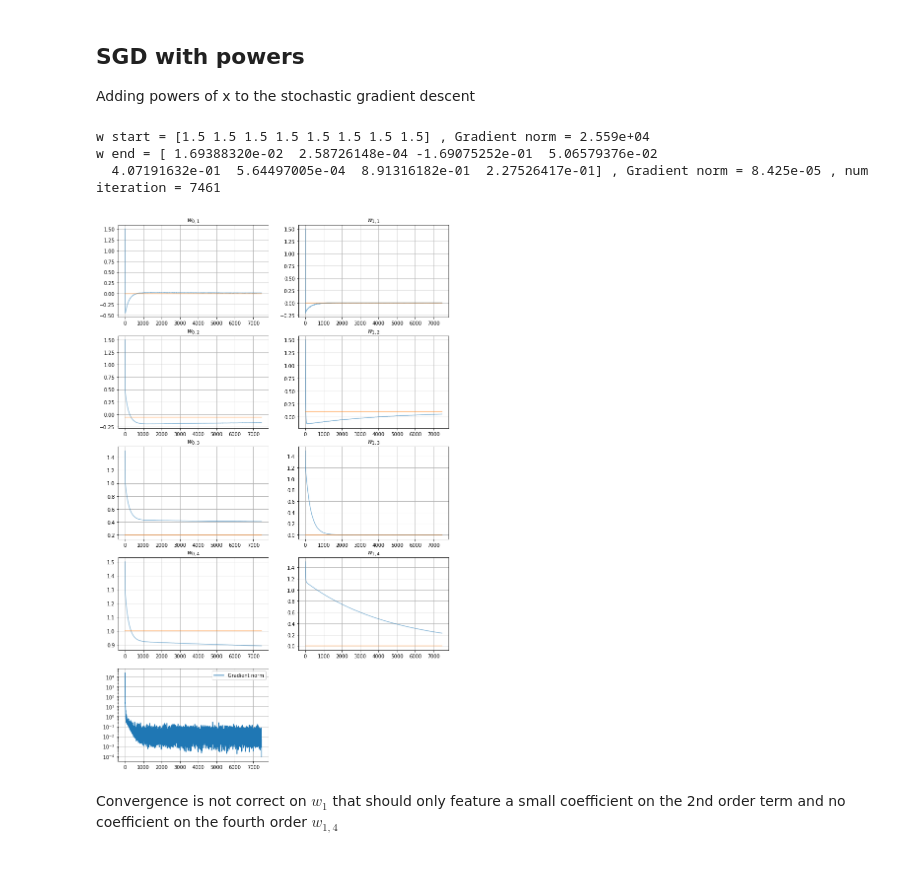
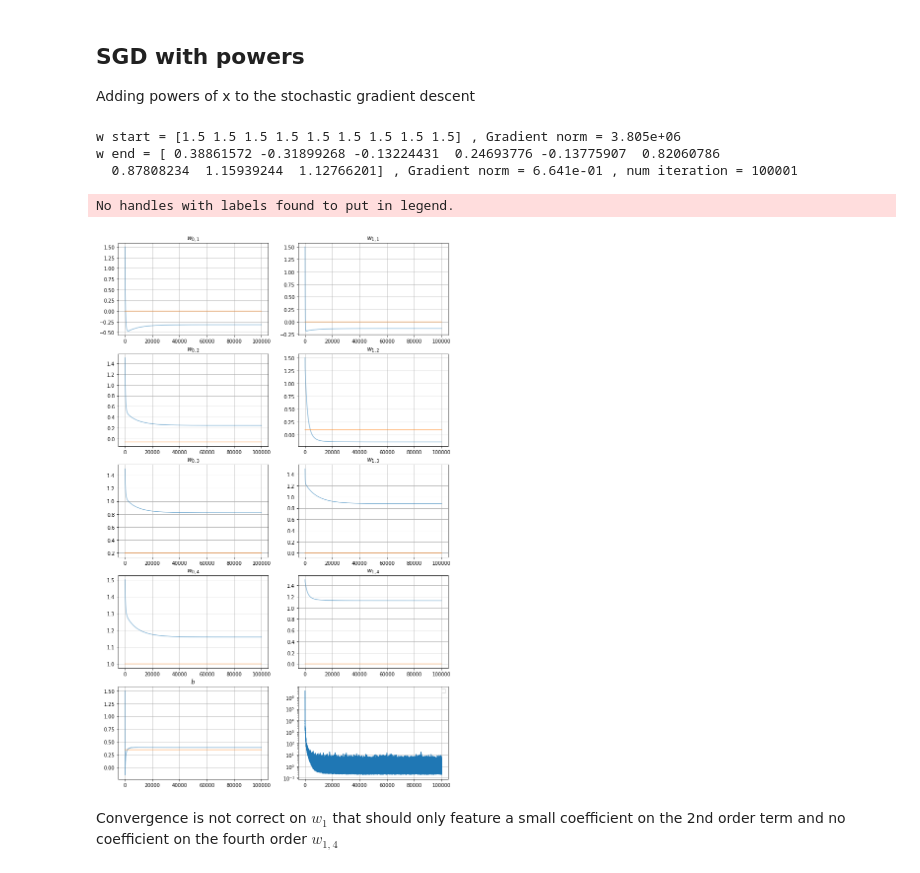
Before and after one commit to tonio73/data-science, a Jupyter notebook: linear/LinearRegressionBivariate.ipynb, the cells around one changed output. Drawn from its saved outputs; the diff is of its cells as text; code cells hidden in the pictures.

```diff
--- a/linear/LinearRegressionBivariate.ipynb
+++ b/linear/LinearRegressionBivariate.ipynb
@@ -99,0 +124,8 @@ bEst
+# %%
+xTrainW1 = np.concatenate((np.ones(N).reshape(-1, 1), xTrain), axis=1)
+
+xTxInv = np.linalg.inv(np.matmul(xTrainW1.T, xTrainW1))
+wEstWb = np.matmul(xTxInv, np.matmul(xTrainW1.T, yTrain))
+bEst = wEstWb[0]
+wEst = wEstWb[1:]
+print("Intercept: %.4f, coefficients: " % bEst, wEst)
@@ -364,50 +412,59 @@ Adding powers of x to the stochastic gradient descent
 # Batch size
 nBatch = 1000
 # Initial coefficient (fixed and tuned manually for this trial)
-w8 = np.ones(8)* 1.5
+w8 = np.ones(9)* 1.5
 # Gradient descent end threshold (on the gradient)
-threshold = 1e-4
+threshold = 1e-2
 # Initial learning rate
-learningRate = 0.01
+learningRate = 1e-4
+# Maximum number of iterations
+nIterMax = 1e5
+
+onesBatch = np.ones((Nbatch, 1))
+
 # Initial batch
 xBatch, yBatch, yBC = generateBatch(nBatch)
-xBatch2 = np.concatenate((xBatch, xBatch**2, xBatch**3, xBatch**4), axis = 1)
-gradient = calcGradient(xBatch2, yBatch, w8)
-gradientNorm = np.sum(gradient**2)
+xBatch2 = np.concatenate((onesBatch, xBatch, xBatch**2, xBatch**3, xBatch**4), axis = 1)
+gradient, gradientNorm = calcGradient(xBatch2, yBatch, w8)
+
 print('w start =', w8, ', Gradient norm = {:.3e}'.format(gradientNorm))
-# Save the
 w8Learn = [np.concatenate((w8, [gradientNorm]))]
+
 # Continue
-while gradientNorm > threshold:
+nIter = 0
+while (gradientNorm > threshold) & (nIter < nIterMax):
     w8 = w8 - learningRate * gradient
     xBatch, yBatch, yBC = generateBatch(nBatch)
-    xBatch2 = np.concatenate((xBatch, xBatch**2, xBatch**3, xBatch**4), axis = 1)
-    gradient = calcGradient(xBatch2, yBatch, w8)
-    gradientNorm = np.sum(gradient**2)
+    xBatch2 = np.concatenate((onesBatch, xBatch, xBatch**2, xBatch**3, xBatch**4), axis = 1)
+    gradient, gradientNorm = calcGradient(xBatch2, yBatch, w8)
     w8Learn.append(np.concatenate((w8, [gradientNorm])))
-    #learningRate = learningRate * 0.9999
+    learningRate = learningRate * 0.9999
+    nIter += 1
+
 print('w end =', w8, ', Gradient norm = {:.3e}'.format(gradientNorm), ', num iteration =', len(w8Learn))
-df8 = pandas.DataFrame(w8Learn, columns = ('w0_1', 'w1_1', 'w0_2', 'w1_2', 'w0_3', 'w1_3', 'w0_4', 'w1_4', 'Gradient norm'))
+df8 = pandas.DataFrame(w8Learn, columns = ('b', 'w0_1', 'w1_1', 'w0_2', 'w1_2', 'w0_3', 'w1_3', 'w0_4', 'w1_4', 'Gradient norm'))
 # %% [output]
-w start = [1.5 1.5 1.5 1.5 1.5 1.5 1.5 1.5] , Gradient norm = 2.559e+04
-w end = [ 1.69388320e-02  2.58726148e-04 -1.69075252e-01  5.06579376e-02
-  4.07191632e-01  5.64497005e-04  8.91316182e-01  2.27526417e-01] , Gradient norm = 8.425e-05 , num iteration = 7461
+w start = [1.5 1.5 1.5 1.5 1.5 1.5 1.5 1.5 1.5] , Gradient norm = 3.805e+06
+w end = [ 0.38861572 -0.31899268 -0.13224431  0.24693776 -0.13775907  0.82060786
+  0.87808234  1.15939244  1.12766201] , Gradient norm = 6.641e-01 , num iteration = 100001
 # %%
 fig = plt.figure(figsize=(12,20))
 plotToRef('$w_{0,1}$', 5,2,1, fPoly[0,0], df8['w0_1'])
 plotToRef('$w_{1,1}$', 5,2,2, fPoly[0,1], df8['w1_1'])
 plotToRef('$w_{0,2}$', 5,2,3, fPoly[1,0], df8['w0_2'])
 plotToRef('$w_{1,2}$', 5,2,4, fPoly[1,1], df8['w1_2'])
 plotToRef('$w_{0,3}$', 5,2,5, fPoly[2,0], df8['w0_3'])
 plotToRef('$w_{1,3}$', 5,2,6, fPoly[2,1], df8['w1_3'])
 plotToRef('$w_{0,4}$', 5,2,7, fPoly[3,0], df8['w0_4'])
 plotToRef('$w_{1,4}$', 5,2,8, fPoly[3,1], df8['w1_4'])
-plt.subplot(5,2,9)
+plotToRef('$b$', 5,2,9, bEst, df8['b'])
+plt.subplot(5,2,10)
 plt.semilogy(df8['Gradient norm'])
 plt.grid()
 plt.legend();
 # %% [output]
+No handles with labels found to put in legend.
-[figure, old version]
+[figure, new version]
 # %% [markdown]
 Convergence is not correct on $w_{1}$ that should only feature a small coefficient on the 2nd order term and no coefficient on the fourth order $w_{1,4}$
 # %% [markdown]
```
Also changed, not shown: parts of 42 cells of this notebook, 8 other files.
